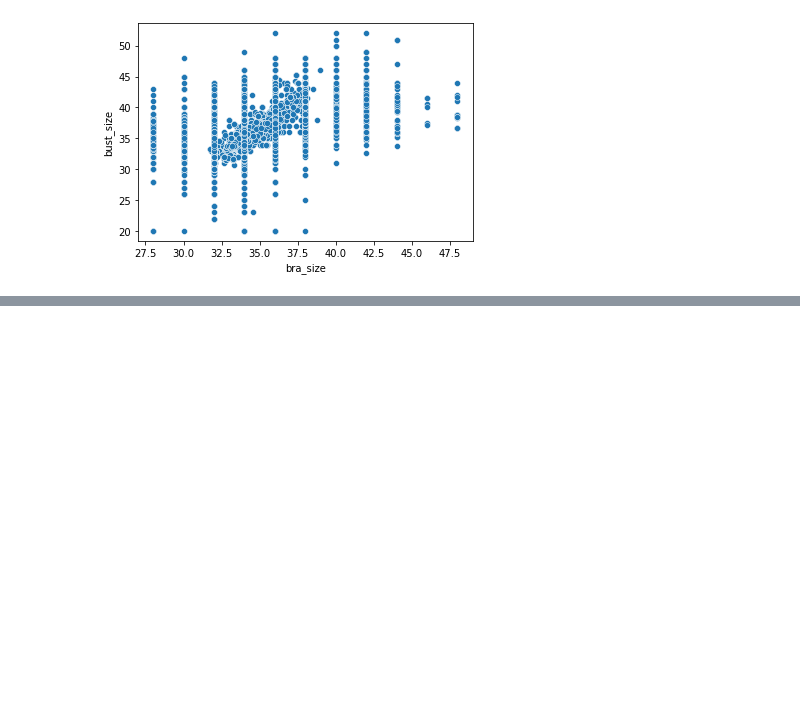
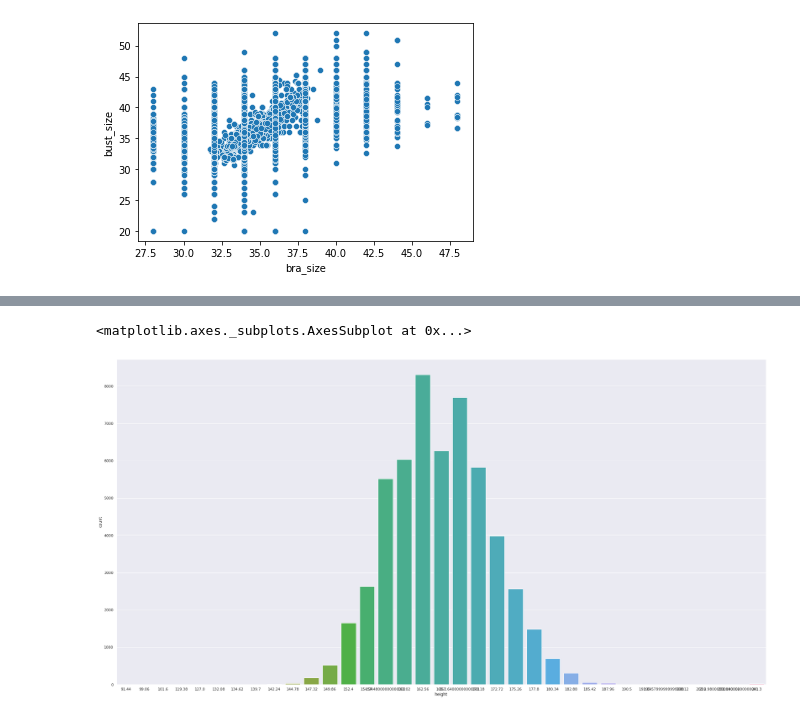
Before and after one commit to kdy5213/AI-ExpertFW-Prj, a Jupyter notebook: cloth recommendation_ML_KDY.ipynb, the cells around one changed output, grey strips where cells are left out. Saved outputs shown, nothing was run; the diff lists cells and outputs as text; code cells hidden in the pictures; blank space fills up the shorter version.

```diff
--- a/cloth recommendation_ML_KDY.ipynb
+++ b/cloth recommendation_ML_KDY.ipynb
@@ -215,0 +325,2 @@ sns.scatterplot(x='bra_size', y='bust_size', data=modcloth_preprocessing)
+# %%
+modcloth_preprocessing2 = pd.read_excel('modcloth_preprocessing2.xlsx')
@@ -215,0 +342,11 @@ sns.scatterplot(x='bra_size', y='bust_size', data=modcloth_preprocessing)
+# %%
+def get_cms(x):
+    if type(x) == type(1.0):
+        return
+    #print(x)
+    try:
+        return (int(x[0])*30.48) + (int(x[4:-2])*2.54)
+    except:
+        return (int(x[0])*30.48)
+# %%
+modcloth_preprocessing2.height = modcloth_preprocessing2.height.apply(get_cms)
@@ -215,0 +365,9 @@ sns.scatterplot(x='bra_size', y='bust_size', data=modcloth_preprocessing)
+# %%
+modcloth_preprocessing2.drop(modcloth_preprocessing2[(modcloth_preprocessing2['height'] < 140) | (modcloth_preprocessing2['height'] > 190)].index, inplace = True)
+# %%
+import seaborn as sns
+sns.set(rc = {'figure.figsize':(35,18)})
+sns.countplot(modcloth_preprocessing2['height'])
+# %% [output]
+<matplotlib.axes._subplots.AxesSubplot at 0x...>
+[figure, added]
```
Also changed, not shown: parts of 27 cells of this notebook, 5 other files.
